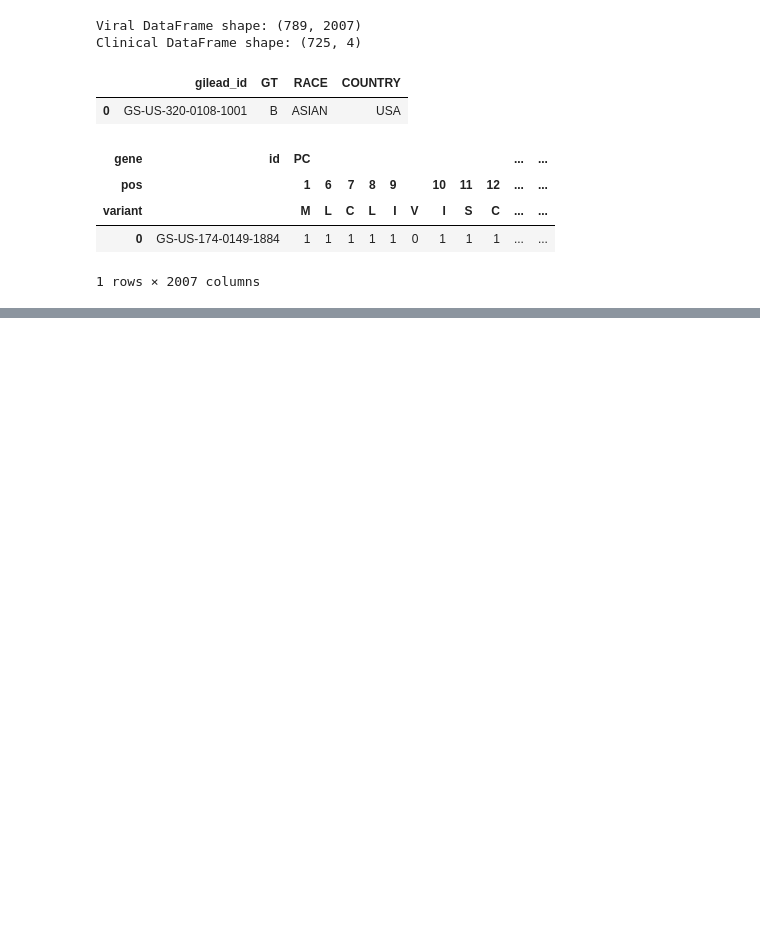
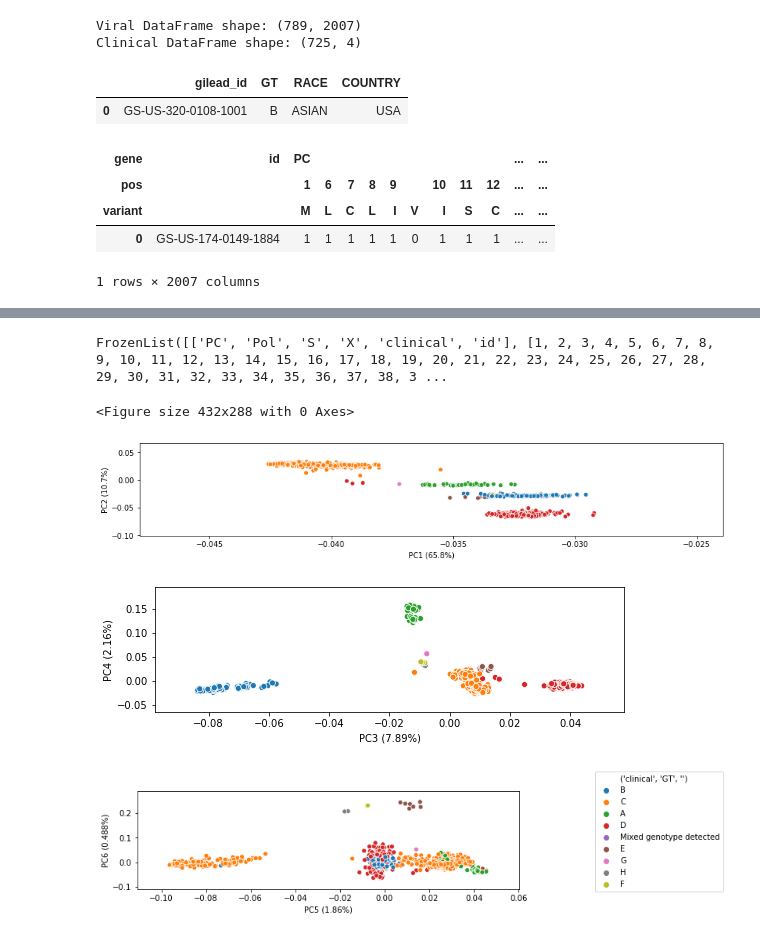
Before and after one commit to matthiaszeller/HBV, a Jupyter notebook: Joint viral and clinical data.ipynb, the cells around one changed output, grey strips where cells are left out. Drawn from its saved outputs; the diff is of its cells as text; code cells hidden in the pictures; blank space fills up the shorter version.

Commit message:
complete PCA of viral+clinical
+ improvements in the plot_pca function, which still requires to be fully completed...

```diff
--- a/Joint viral and clinical data.ipynb
+++ b/Joint viral and clinical data.ipynb
@@ -172,0 +148,3 @@ ValueError: array length 789 does not match index length 724
+# %%
+to_drop = [i for i in union_ids if i not in df_clinical.index.values]
+len(to_drop)
@@ -172,0 +153,5 @@ ValueError: array length 789 does not match index length 724
+# %%
+# Get the corresponding IDs of the data structure (within the integer range)
+ids_to_drop = df_merge[df_merge[VIRAL_DATA_ID].isin(to_drop)].index
+df_merge.drop(ids_to_drop, axis=0, inplace=True)
+print("{} individuals were dropped.".format(len(ids_to_drop)), "Shape =", df_merge.shape)
@@ -172,0 +166,28 @@ ValueError: array length 789 does not match index length 724
+# %%
+# To exclude all but the genes
+df_merge.columns.levels
+# %% [output]
+FrozenList([['PC', 'Pol', 'S', 'X', 'clinical', 'id'], [1, 2, 3, 4, 5, 6, 7, 8, 9, 10, 11, 12, 13, 14, 15, 16, 17, 18, 19, 20, 21, 22, 23, 24, 25, 26, 27, 28, 29, 30, 31, 32, 33, 34, 35, 36, 37, 38, 3 ...
+# %%
+# Compute the PCs
+gene_related = ['PC', 'Pol', 'S', 'X']
+pcs = viral_seq.pca_impute(df=df_merge[gene_related].transpose(), n_components=20,
+                           impute_strategy='most_frequent')
+# %%
+# Define plotting parameters
+pc_plot_height = 2.3
+figsize=(4,4)
+bbox_to_anchor=(1.2,1.2)
+n_plots=2
+scaled_only=True
+singular_values=False
+# %%
+common.plot_pca(pcs, pc_plot_height=pc_plot_height, figsize=figsize,
+                bbox_to_anchor=bbox_to_anchor,
+                n_plots=3, scaled_only=scaled_only, hue=df_merge[('clinical', 'GT', '')],
+               singular_values=singular_values)
+# %% [output]
+<Figure size 432x288 with 0 Axes>
+[figure, added]
+[figure, added]
+[figure, added]
```
Also changed, not shown: parts of 39 cells of this notebook, 1 other file.
